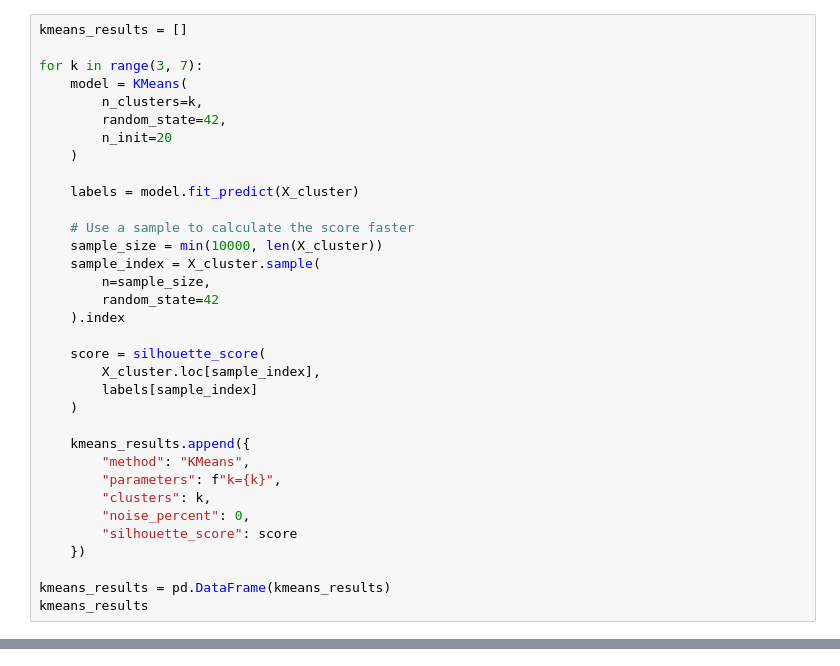
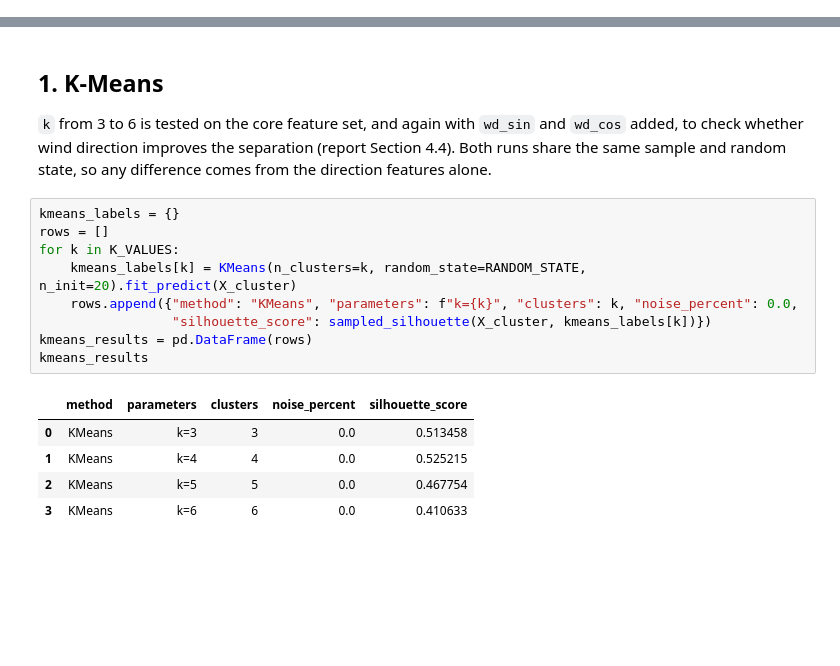
Before and after one commit to cakuwar/windturbine, a Jupyter notebook: notebook/02_clustering.ipynb, the cells around one changed output, grey strips where cells are left out. Saved outputs shown, nothing was run; the diff lists cells and outputs as text; blank space fills up the shorter version.

```diff
--- a/notebook/02_clustering.ipynb
+++ b/notebook/02_clustering.ipynb
@@ -33,34 +0,0 @@ K-Means assigns every operating-region record to one of a specified number of cl
-# %%
-kmeans_results = []
-
-for k in range(3, 7):
-    model = KMeans(
-        n_clusters=k,
-        random_state=42,
-        n_init=20
-    )
-
-    labels = model.fit_predict(X_cluster)
-
-    # Use a sample to calculate the score faster
-    sample_size = min(10000, len(X_cluster))
-    sample_index = X_cluster.sample(
-        n=sample_size,
-        random_state=42
-    ).index
-
-    score = silhouette_score(
-        X_cluster.loc[sample_index],
-        labels[sample_index]
-    )
-
-    kmeans_results.append({
-        "method": "KMeans",
-        "parameters": f"k={k}",
-        "clusters": k,
-        "noise_percent": 0,
-        "silhouette_score": score
-    })
-
-kmeans_results = pd.DataFrame(kmeans_results)
-kmeans_results
@@ -382,0 +48,19 @@ The next person should:
+# %% [markdown]
+## 1. K-Means
+
+`k` from 3 to 6 is tested on the core feature set, and again with `wd_sin` and `wd_cos` added, to check whether wind direction improves the separation (report Section 4.4). Both runs share the same sample and random state, so any difference comes from the direction features alone.
+# %%
+kmeans_labels = {}
+rows = []
+for k in K_VALUES:
+    kmeans_labels[k] = KMeans(n_clusters=k, random_state=RANDOM_STATE, n_init=20).fit_predict(X_cluster)
+    rows.append({"method": "KMeans", "parameters": f"k={k}", "clusters": k, "noise_percent": 0.0,
+                 "silhouette_score": sampled_silhouette(X_cluster, kmeans_labels[k])})
+kmeans_results = pd.DataFrame(rows)
+kmeans_results
+# %% [output]
+|  | method | parameters | clusters | noise_percent | silhouette_score |
+| 0 | KMeans | k=3 | 3 | 0.0 | 0.513458 |
+| 1 | KMeans | k=4 | 4 | 0.0 | 0.525215 |
+| 2 | KMeans | k=5 | 5 | 0.0 | 0.467754 |
+| 3 | KMeans | k=6 | 6 | 0.0 | 0.410633 |
```
Also changed, not shown: parts of 48 cells of this notebook, 49 other files.
